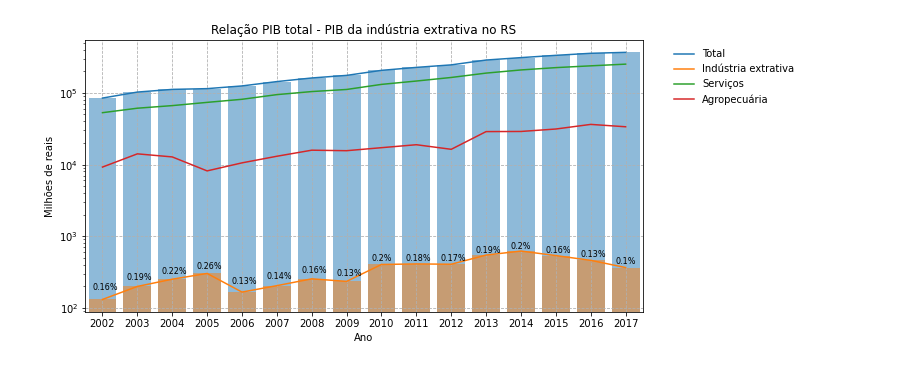
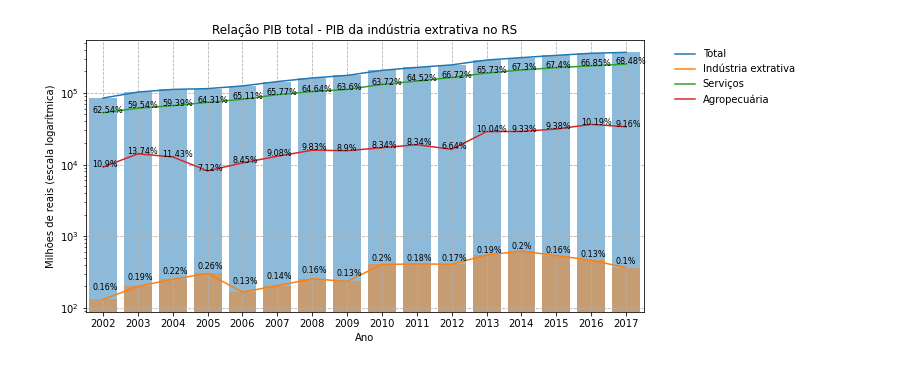
Before and after one commit to robertorolo/Mapas-minera-RS, a Jupyter notebook: pib.ipynb, the cells around one changed output. Drawn from its saved outputs; the diff is of its cells as text; code cells hidden in the pictures.

```diff
--- a/pib.ipynb
+++ b/pib.ipynb
@@ -9,25 +9,27 @@ ano = [2002, 2003, 2004, 2005, 2006, 2007, 2008, 2009, 2010, 2011, 2012, 2013, 2
 # %%
 fig, ax = plt.subplots(figsize=(10,5))
 plt.plot(ano, pib, label='Total')
 plt.plot(ano, ie, label='Indústria extrativa')
 plt.plot(ano, s, label='Serviços')
 plt.plot(ano, agro, label='Agropecuária')
 
 plt.bar(ano, pib, alpha=0.5)
 plt.bar(ano, ie, alpha=0.5)
-for a, b, c in zip(pib, ie, ano):
-    p = b/a*100
-    p = str(round(p, 2))
-    plt.text(c-0.3, b+50, p+'%', fontsize=8)
+areas = [ie, s, agro]
+for z in areas:
+    for a, b, c in zip(pib, z, ano):
+        p = b/a*100
+        p = str(round(p, 2))
+        plt.text(c-0.3, b+50, p+'%', fontsize=8)
 plt.yscale('log')
 plt.xticks(ano)
 plt.xlim(min(ano)-0.5, max(ano)+0.5)
 plt.xlabel('Ano')
-plt.ylabel('Milhões de reais')
+plt.ylabel('Milhões de reais (escala logarítmica)')
 plt.grid(linestyle='--')
 plt.legend(bbox_to_anchor=(1.04, 1), edgecolor = 'white', loc='upper left')
 plt.title('Relação PIB total - PIB da indústria extrativa no RS')
 plt.savefig("imagens/pib.png", bbox_inches='tight', facecolor='white', dpi = 300)
 plt.show()
 # %% [output]
-[figure, old version]
+[figure, new version]
```
Also changed, not shown: 3 other files.
